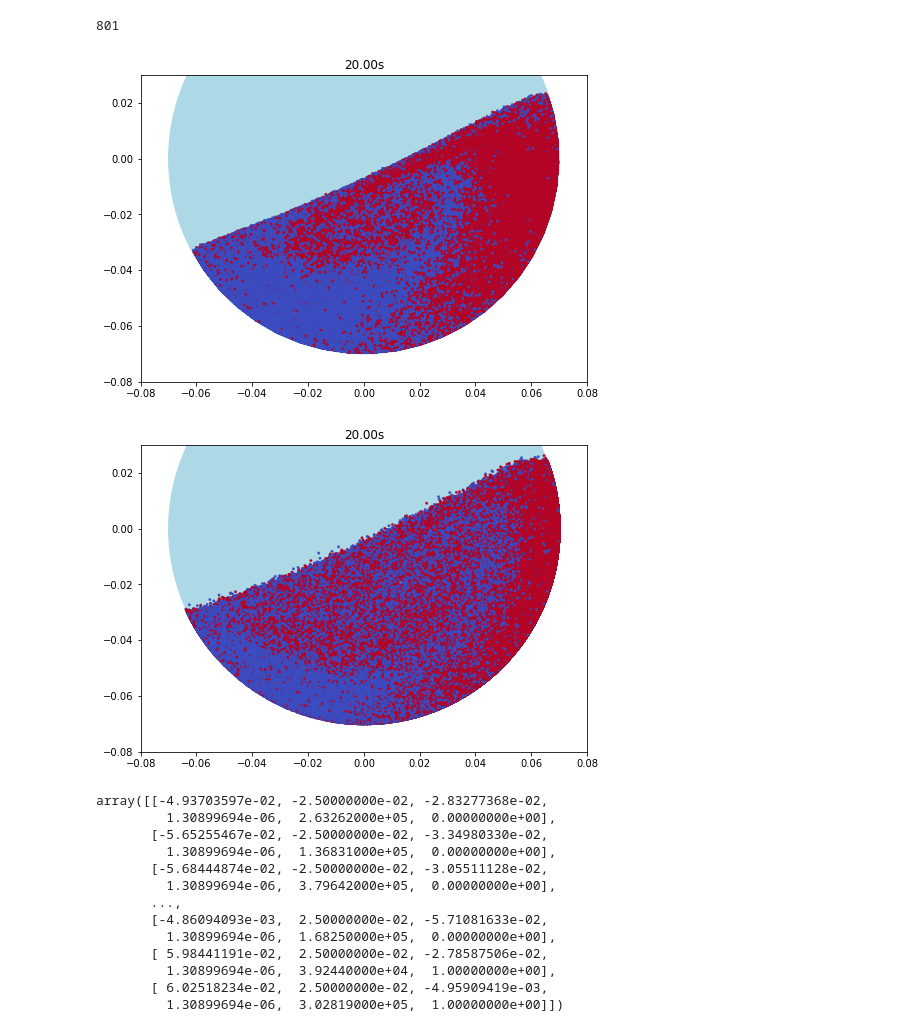
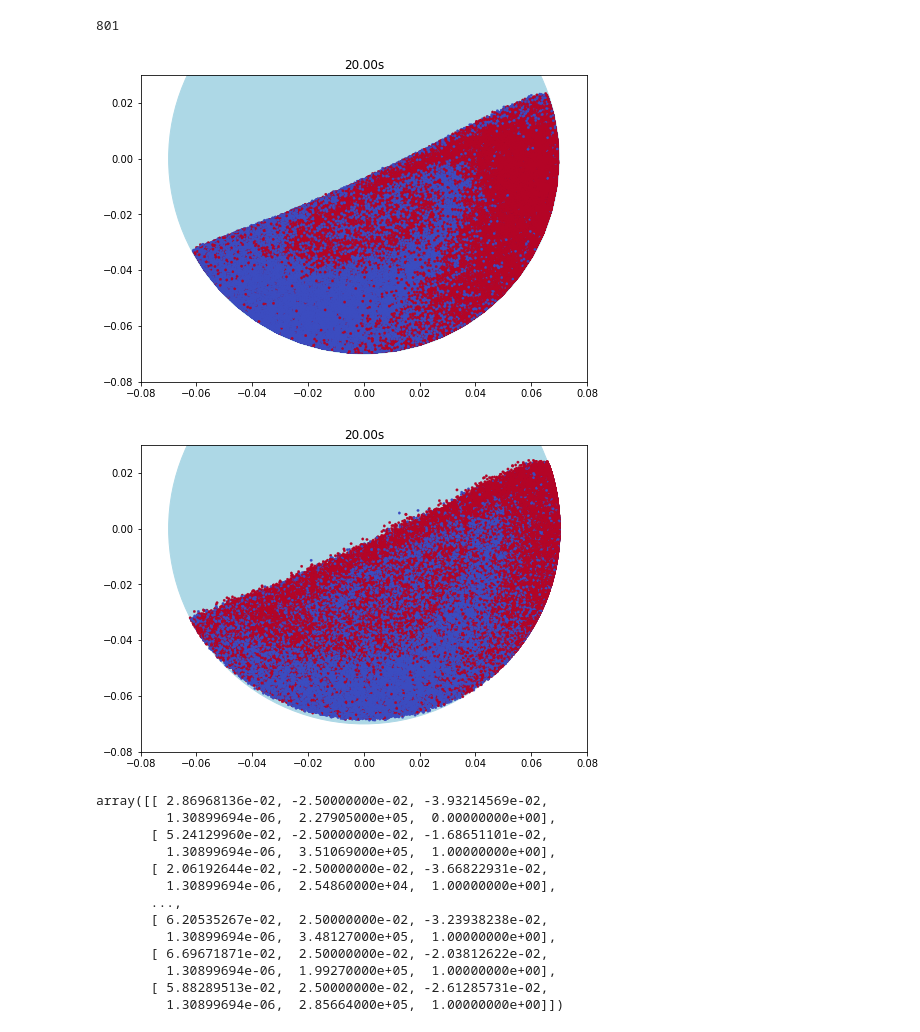
Before and after one commit to elispelis/DEM-Dissertation, a Jupyter notebook: src/density_distribution.ipynb, the cells around one changed output. Drawn from its saved outputs; the diff is of its cells as text; code cells hidden in the pictures.

```diff
--- a/src/density_distribution.ipynb
+++ b/src/density_distribution.ipynb
@@ -39,39 +39,43 @@ with open(lacey_settings, 'r') as file:
 # %%
 id_dict_path = rf"V:\GrNN_EDEM-Sims\{sim_name}_data\Export_Data"
 id_dict = import_dict(id_dict_path, "id_dict")
 
 t1 = 20
 
 t1_index = extrap.find_nearest(extrap.deck.timestepValues, t1)
 print(t1_index)
 t1_data = extrap.get_particle_coords(t1_index)
 
 id_dict = import_dict(id_dict_path, "id_dict")
 plot_particles(t1_data, id_dict, True, t1)
 
 z_max = np.amax(t1_data[:, 2])
 
 
-predicted_path = rf"V:\GrNN_EDEM-Sims\{sim_name}_data\Export_Data\RNNSR_plots\35_12_35_sl15_3_6.5_0.05s_plots_30ep_128batch\timestep_data\20.00.csv"
-t2_data = np.genfromtxt(predicted_path, delimiter=",")
+#predicted_path = rf"V:\GrNN_EDEM-Sims\{sim_name}_data\Export_Data\RNNSR_plots\35_12_35_sl15_3_6.5_0.05s_plots_30ep_128batch\timestep_data\20.00.csv"
+predicted_path = rf"V:\GrNN_EDEM-Sims\{sim_name}_data\Export_Data\RNNSR_plots\23_8_23_sl15_3_5_0.05s_plots_20ep_64batch\timestep_data\20.00.npy"
+predicted_path = rf"V:\GrNN_EDEM-Sims\{sim_name}_data\Export_Data\RNNSR_plots\35_12_35_sl30_3_6.5_0.05s_plots_30ep_128batch\timestep_data\20.00.npy"
+
+
+t2_data = np.load(predicted_path)
 
 new_column = np.ones((t2_data.shape[0]))
 t2_data = np.insert(t2_data, -1, new_column*t1_data[0,-2], axis=1)
 plot_particles(t2_data, id_dict, True, t1)
 # %% [output]
 801
 [figure]
-[figure, old version]
+[figure, new version]
-array([[-4.93703597e-02, -2.50000000e-02, -2.83277368e-02,
-         1.30899694e-06,  2.63262000e+05,  0.00000000e+00],
-       [-5.65255467e-02, -2.50000000e-02, -3.34980330e-02,
-         1.30899694e-06,  1.36831000e+05,  0.00000000e+00],
-       [-5.68444874e-02, -2.50000000e-02, -3.05511128e-02,
-         1.30899694e-06,  3.79642000e+05,  0.00000000e+00],
+array([[ 2.86968136e-02, -2.50000000e-02, -3.93214569e-02,
+         1.30899694e-06,  2.27905000e+05,  0.00000000e+00],
+       [ 5.24129960e-02, -2.50000000e-02, -1.68651101e-02,
+         1.30899694e-06,  3.51069000e+05,  1.00000000e+00],
+       [ 2.06192644e-02, -2.50000000e-02, -3.66822931e-02,
+         1.30899694e-06,  2.54860000e+04,  1.00000000e+00],
        ...,
-       [-4.86094093e-03,  2.50000000e-02, -5.71081633e-02,
-         1.30899694e-06,  1.68250000e+05,  0.00000000e+00],
-       [ 5.98441191e-02,  2.50000000e-02, -2.78587506e-02,
-         1.30899694e-06,  3.92440000e+04,  1.00000000e+00],
-       [ 6.02518234e-02,  2.50000000e-02, -4.95909419e-03,
-         1.30899694e-06,  3.02819000e+05,  1.00000000e+00]])
+       [ 6.20535267e-02,  2.50000000e-02, -3.23938238e-02,
+         1.30899694e-06,  3.48127000e+05,  1.00000000e+00],
+       [ 6.69671871e-02,  2.50000000e-02, -2.03812622e-02,
+         1.30899694e-06,  1.99270000e+05,  1.00000000e+00],
+       [ 5.88289513e-02,  2.50000000e-02, -2.61285731e-02,
+         1.30899694e-06,  2.85664000e+05,  1.00000000e+00]])
```
Also changed, not shown: parts of 5 cells of this notebook, 2 other files.
